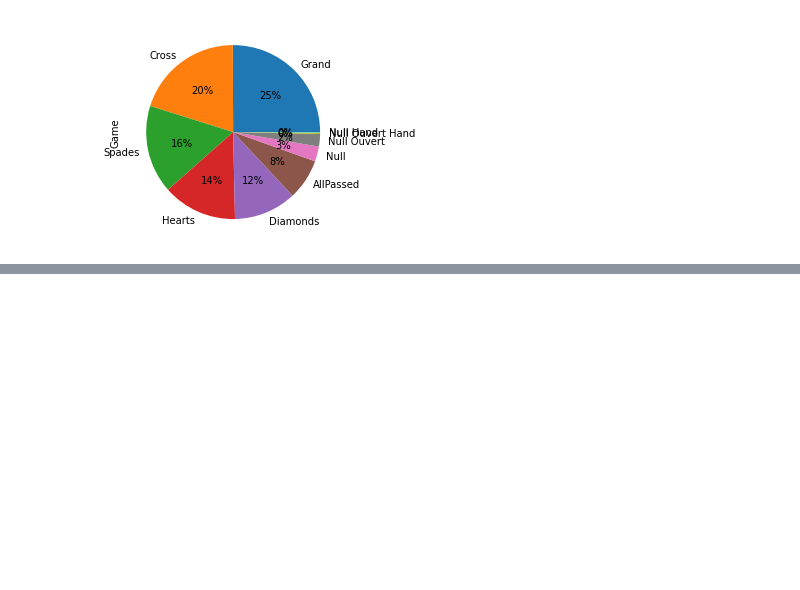
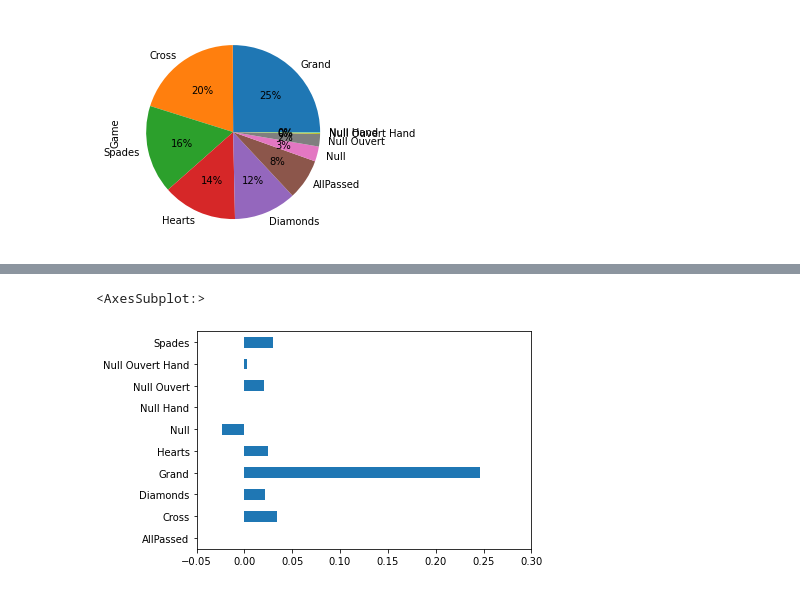
Before and after one commit to SaBeBen/skat_decision_transformer, a Jupyter notebook: data pipeline/data pipeline bl.ipynb, the cells around one changed output, grey strips where cells are left out. Cells and saved outputs as stored; diff of their text form; code cells hidden in the pictures; blank space fills up the shorter version.

```diff
--- a/data pipeline/data pipeline bl.ipynb
+++ b/data pipeline/data pipeline bl.ipynb
@@ -301,0 +359,13 @@ skat_bl_game_data = skat_bl_game_data_frame
+# %%
+# Drop the games were all passed for the comparison with the won games
+game_variants_lost = game_variants_lost.drop(["AllPassed"])
+# %%
+# difference between all game variants and won games
+game_difference = game_variants_won - game_variants_lost
+
+game_difference.plot.barh(xlim=[-0.05, 0.3])
+# plt.barh(game_difference,)
+# plt.show()
+# %% [output]
+<AxesSubplot:>
+[figure, added]
```
Also changed, not shown: parts of 16 cells of this notebook.
